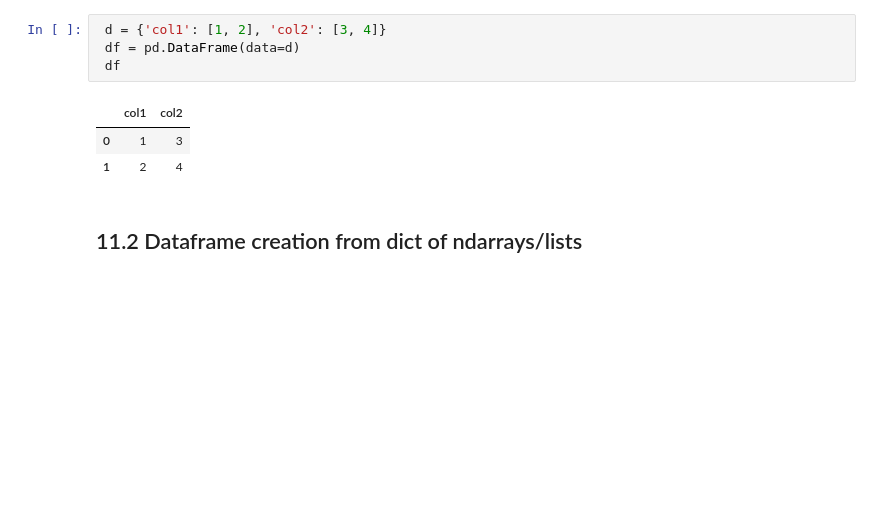
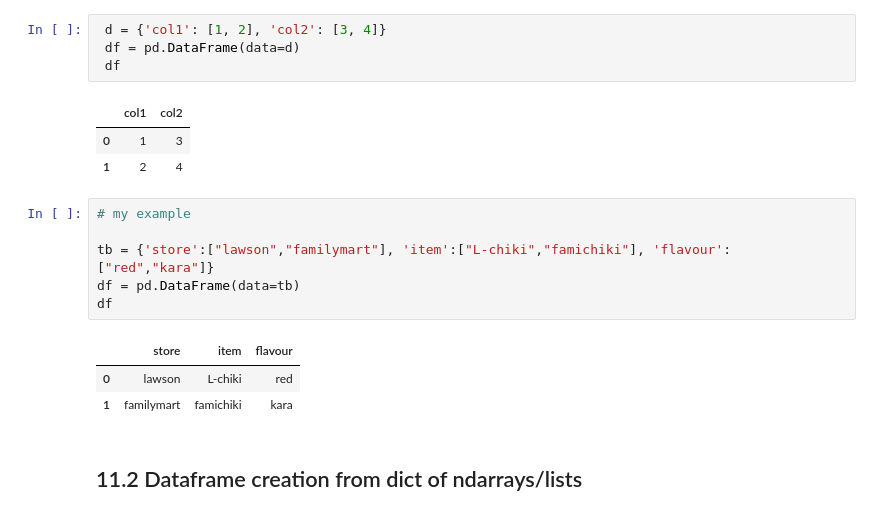
Before and after one commit to soojinwen/Week1-Introduction_to_Python, a Jupyter notebook: Introduction_to_Python.ipynb, the cells around one changed output. Cells and saved outputs as stored; diff of their text form; blank space fills up the shorter version.

```diff
--- a/Introduction_to_Python.ipynb
+++ b/Introduction_to_Python.ipynb
@@ -1708,6 +1824,16 @@ d  NaN    3
 |  | col1 | col2 |
 | 0 | 1 | 3 |
 | 1 | 2 | 4 |
+# %%
+# my example
+
+tb = {'store':["lawson","familymart"], 'item':["L-chiki","famichiki"], 'flavour':["red","kara"]}
+df = pd.DataFrame(data=tb)
+df
+# %% [output]
+|  | store | item | flavour |
+| 0 | lawson | L-chiki | red |
+| 1 | familymart | famichiki | kara |
 # %% [markdown]
 ## 11.2  Dataframe creation from dict of ndarrays/lists
 # %% [markdown]
```
Also changed, not shown: parts of 14 cells of this notebook.
